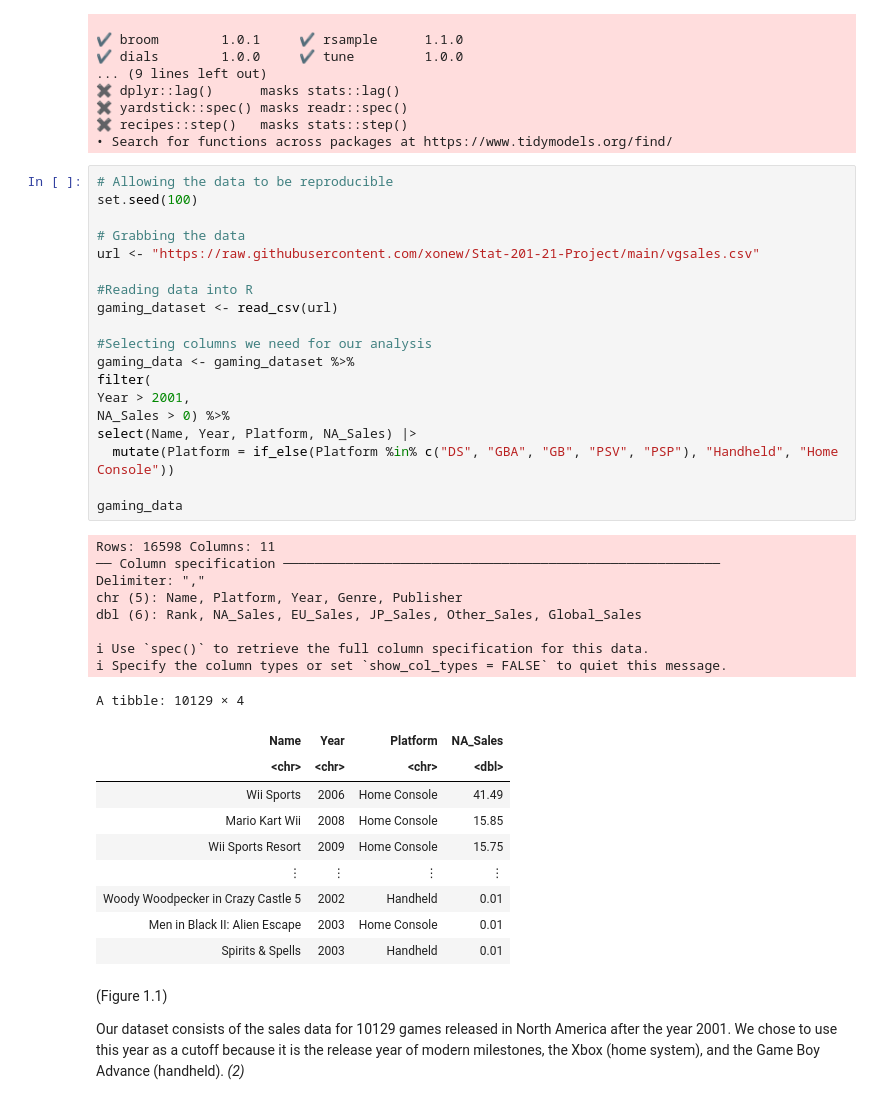
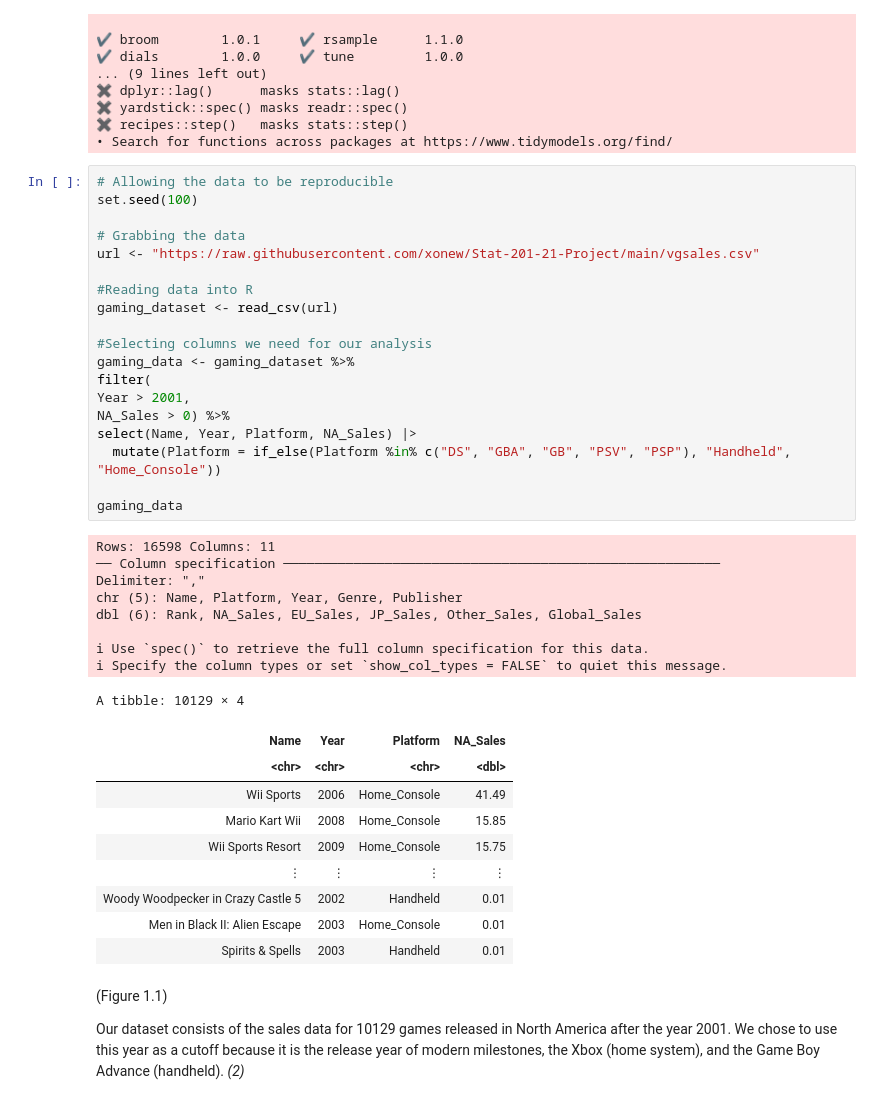
Before and after one commit to xonew/Stat-200-21-Project, a Jupyter notebook: proposal.ipynb, the cells around one changed output. Cells and saved outputs as stored; diff of their text form.

```diff
--- a/proposal.ipynb
+++ b/proposal.ipynb
@@ -37,40 +37,40 @@ options(repr.matrix.max.rows = 6)
 # %%
 # Allowing the data to be reproducible
 set.seed(100)
 
 # Grabbing the data
 url <- "https://raw.githubusercontent.com/xonew/Stat-201-21-Project/main/vgsales.csv"
 
 #Reading data into R
 gaming_dataset <- read_csv(url)
 
 #Selecting columns we need for our analysis
 gaming_data <- gaming_dataset %>%
 filter(
 Year > 2001,
 NA_Sales > 0) %>%
 select(Name, Year, Platform, NA_Sales) |>
-  mutate(Platform = if_else(Platform %in% c("DS", "GBA", "GB", "PSV", "PSP"), "Handheld", "Home Console"))
+  mutate(Platform = if_else(Platform %in% c("DS", "GBA", "GB", "PSV", "PSP"), "Handheld", "Home_Console"))
 
 gaming_data
 # %% [output]
 Rows: 16598 Columns: 11
 ── Column specification ────────────────────────────────────────────────────────
 Delimiter: ","
 chr (5): Name, Platform, Year, Genre, Publisher
 dbl (6): Rank, NA_Sales, EU_Sales, JP_Sales, Other_Sales, Global_Sales
 
 ℹ Use `spec()` to retrieve the full column specification for this data.
 ℹ Specify the column types or set `show_col_types = FALSE` to quiet this message.
 A tibble: 10129 × 4
 | Name | Year | Platform | NA_Sales |
 | <chr> | <chr> | <chr> | <dbl> |
-| Wii Sports | 2006 | Home Console | 41.49 |
-| Mario Kart Wii | 2008 | Home Console | 15.85 |
-| Wii Sports Resort | 2009 | Home Console | 15.75 |
+| Wii Sports | 2006 | Home_Console | 41.49 |
+| Mario Kart Wii | 2008 | Home_Console | 15.85 |
+| Wii Sports Resort | 2009 | Home_Console | 15.75 |
 | ⋮ | ⋮ | ⋮ | ⋮ |
 | Woody Woodpecker in Crazy Castle 5 | 2002 | Handheld | 0.01 |
-| Men in Black II: Alien Escape | 2003 | Home Console | 0.01 |
+| Men in Black II: Alien Escape | 2003 | Home_Console | 0.01 |
 | Spirits & Spells | 2003 | Handheld | 0.01 |
 # %% [markdown]
 (Figure 1.1)
```
Also changed, not shown: parts of 9 cells of this notebook.
